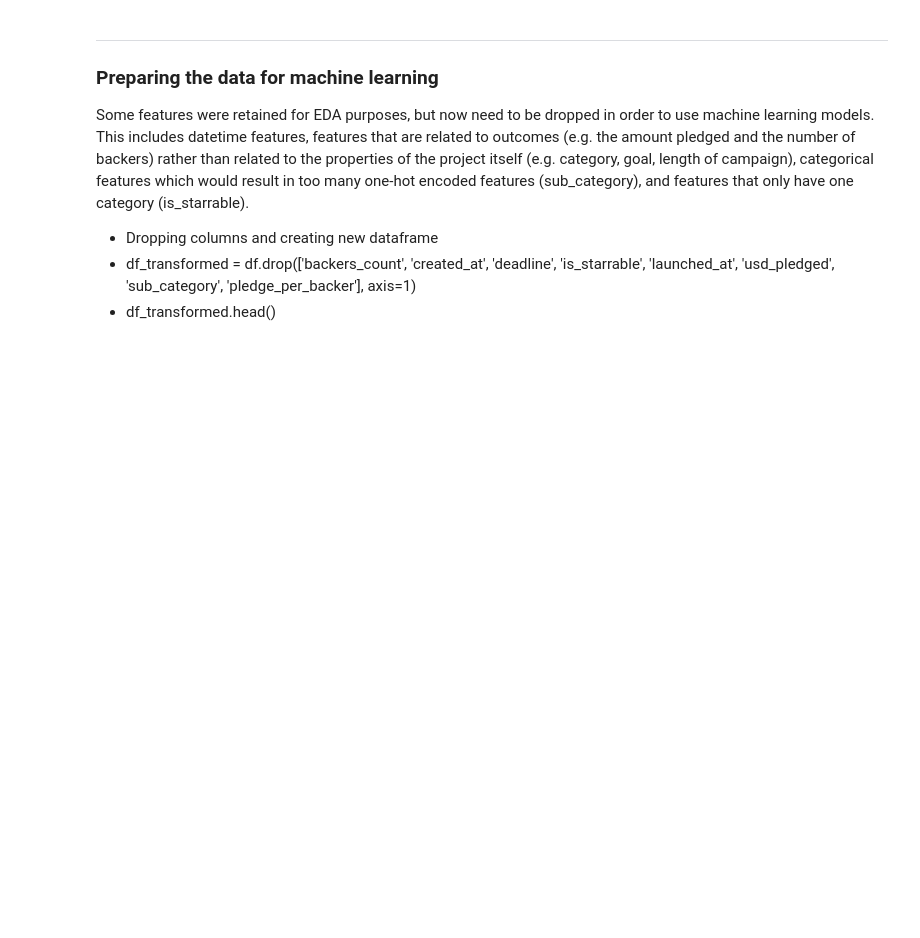
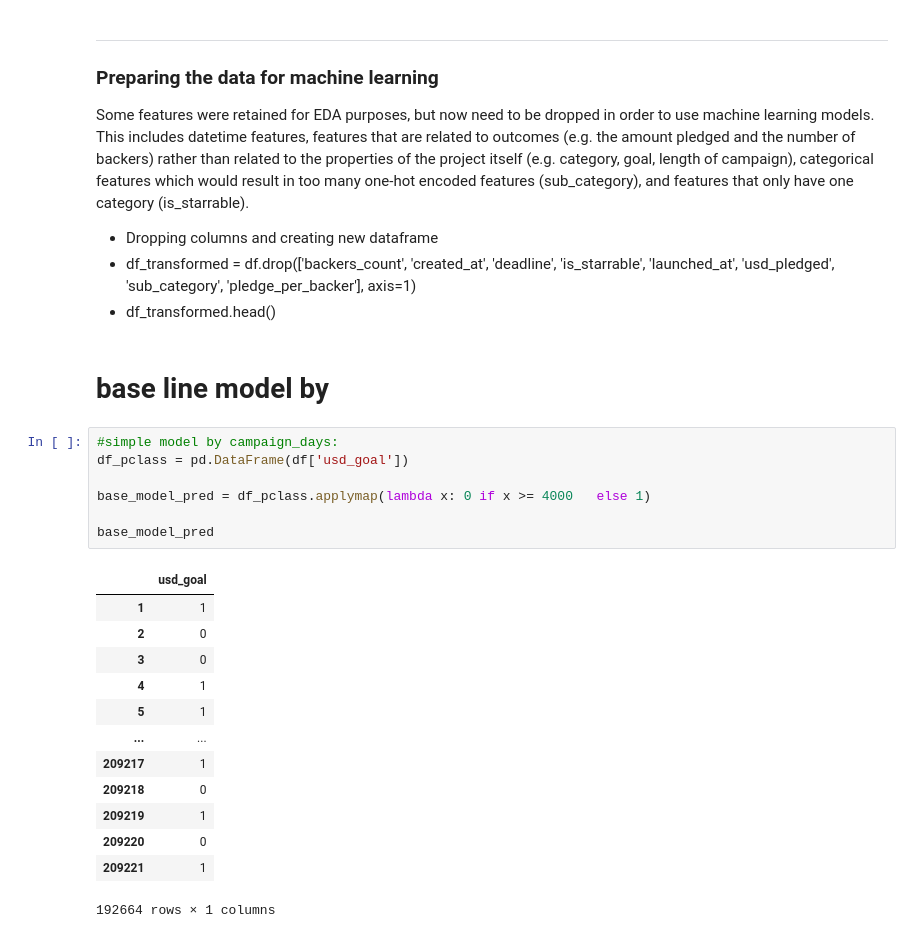
Before and after one commit to kaqreal/ds-ML-project-kickstarter, a Jupyter notebook: EDA-and-Cleaning.ipynb, the cells around one changed output. Drawn from its saved outputs; the diff is of its cells as text; blank space fills up the shorter version.

Commit message:
added base model to EDA notebook and coppied diabetes challenge notebook from the solution branch

```diff
--- a/EDA-and-Cleaning.ipynb
+++ b/EDA-and-Cleaning.ipynb
@@ -1026,3 +1022,26 @@ Some features were retained for EDA purposes, but now need to be dropped in orde
 * Dropping columns and creating new dataframe
 * df_transformed = df.drop(['backers_count', 'created_at', 'deadline', 'is_starrable', 'launched_at', 'usd_pledged', 'sub_category', 'pledge_per_backer'], axis=1)
 * df_transformed.head()
+# %% [markdown]
+# base line model by
+# %%
+#simple model by campaign_days:
+df_pclass = pd.DataFrame(df['usd_goal'])
+
+base_model_pred = df_pclass.applymap(lambda x: 0 if x >= 4000   else 1)
+
+base_model_pred
+# %% [output]
+|  | usd_goal |
+| 1 | 1 |
+| 2 | 0 |
+| 3 | 0 |
+| 4 | 1 |
+| 5 | 1 |
+| ... | ... |
+| 209217 | 1 |
+| 209218 | 0 |
+| 209219 | 1 |
+| 209220 | 0 |
+| 209221 | 1 |
+192664 rows × 1 columns
```
Also changed, not shown: parts of 5 cells of this notebook, 1 other file.
